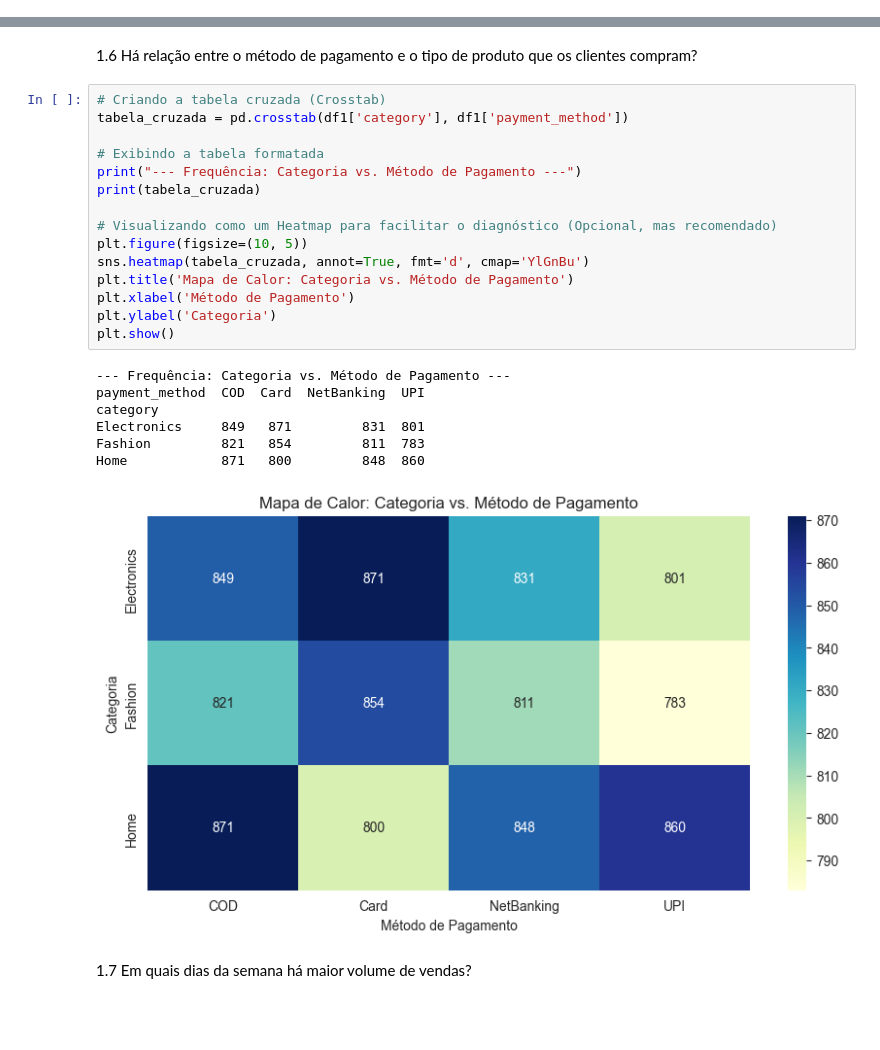
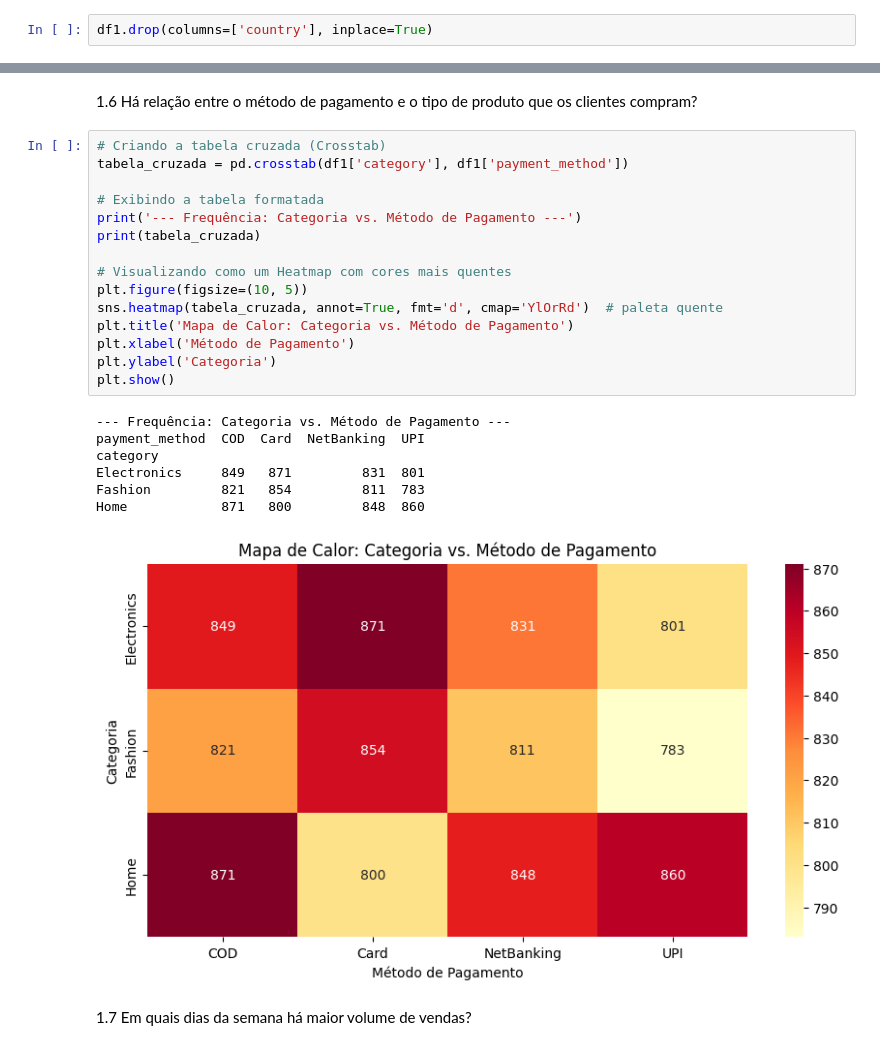
Before and after one commit to LucasPBar/E-commerce-Sales-Dataset, a Jupyter notebook: E-commerce-Sales-Project.ipynb, the cells around one changed output, grey strips where cells are left out. Drawn from its saved outputs; the diff is of its cells as text; blank space fills up the shorter version.

```diff
--- a/E-commerce-Sales-Project.ipynb
+++ b/E-commerce-Sales-Project.ipynb
@@ -115,6 +121,8 @@ df1.head(3)
 | 1 | A10001 | 2026-01-20 | 2026-02-03 | 2026-02-03 | Delivered | C9811 | Chris Davenport | India | ... |
 | 2 | A10002 | 2026-01-15 | 2026-02-07 | 2026-01-03 | Delivered | C7341 | Timothy Gallagher | India | ... |
 3 rows × 24 columns
+# %%
+df1.drop(columns=['country'], inplace=True)
 # %%
 # Selecionando apenas colunas numéricas
 numeric_cols = ['quantity', 'unit_price', 'discount', 'shipping_cost', 'total_sales']
@@ -321,26 +379,26 @@ Passing `palette` without assigning `hue` is deprecated and will be removed in v
 # %%
 # Criando a tabela cruzada (Crosstab)
 tabela_cruzada = pd.crosstab(df1['category'], df1['payment_method'])
 
 # Exibindo a tabela formatada
-print("--- Frequência: Categoria vs. Método de Pagamento ---")
+print('--- Frequência: Categoria vs. Método de Pagamento ---')
 print(tabela_cruzada)
 
-# Visualizando como um Heatmap para facilitar o diagnóstico (Opcional, mas recomendado)
+# Visualizando como um Heatmap com cores mais quentes
 plt.figure(figsize=(10, 5))
-sns.heatmap(tabela_cruzada, annot=True, fmt='d', cmap='YlGnBu')
+sns.heatmap(tabela_cruzada, annot=True, fmt='d', cmap='YlOrRd')  # paleta quente
 plt.title('Mapa de Calor: Categoria vs. Método de Pagamento')
 plt.xlabel('Método de Pagamento')
 plt.ylabel('Categoria')
 plt.show()
 # %% [output]
 --- Frequência: Categoria vs. Método de Pagamento ---
 payment_method  COD  Card  NetBanking  UPI
 category
 Electronics     849   871         831  801
 Fashion         821   854         811  783
 Home            871   800         848  860
-[figure, old version]
+[figure, new version]
 # %% [markdown]
 1.7 Em quais dias da semana há maior volume de vendas?
 # %% [markdown]
```
Also changed, not shown: parts of 81 cells of this notebook, 2 other files.
